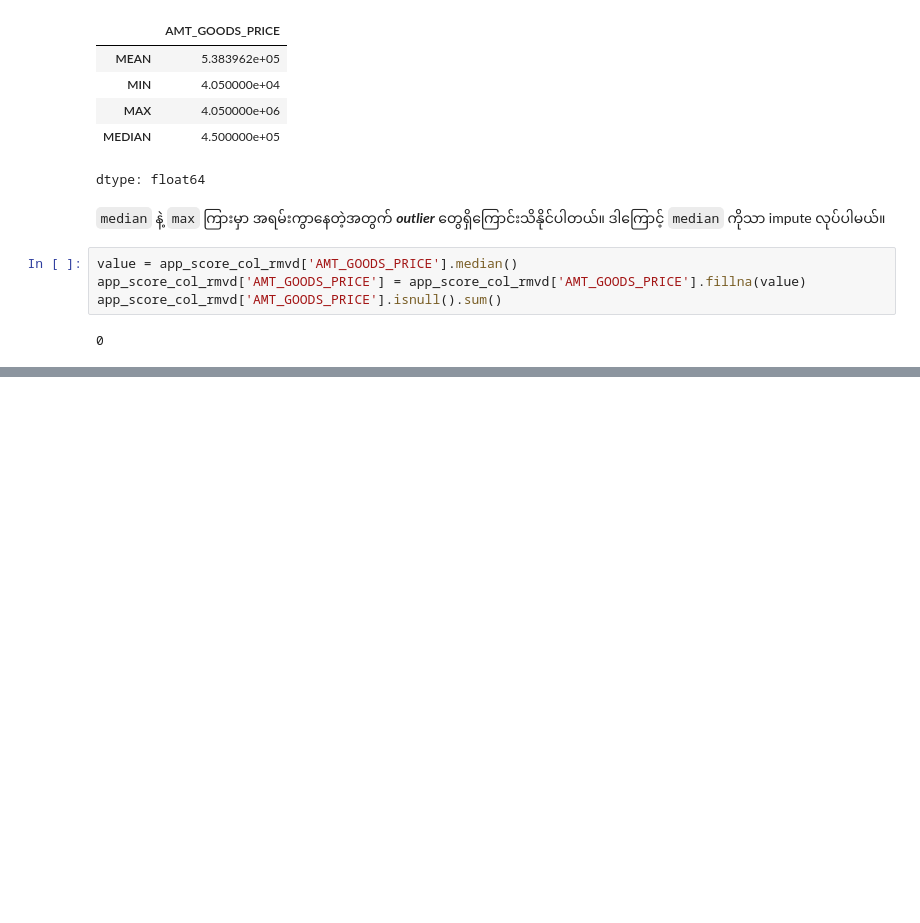
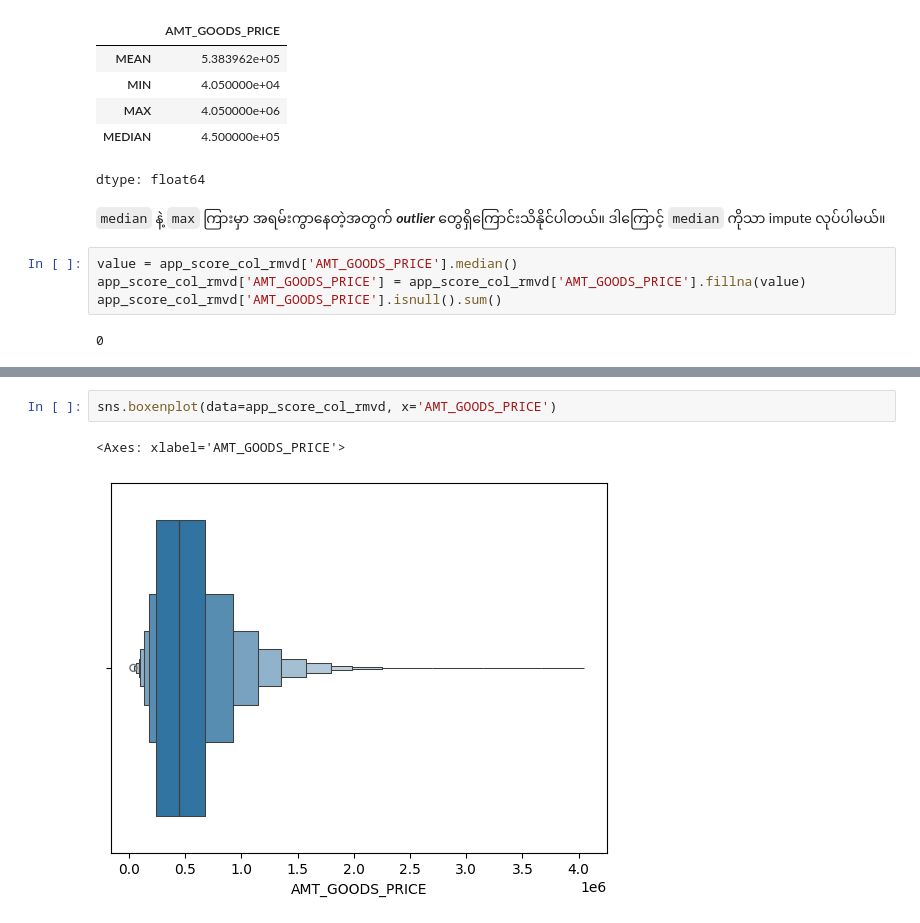
Before and after one commit to htetaunglynn94/portfolio_projects, a Jupyter notebook: eda_on_loan_default.ipynb, the cells around one changed output, grey strips where cells are left out. Saved outputs shown, nothing was run; the diff lists cells and outputs as text; blank space fills up the shorter version.

```diff
--- a/eda_on_loan_default.ipynb
+++ b/eda_on_loan_default.ipynb
@@ -436,0 +508,5 @@ app_score_col_rmvd['AMT_GOODS_PRICE'].isnull().sum()
+# %%
+sns.boxenplot(data=app_score_col_rmvd, x='AMT_GOODS_PRICE')
+# %% [output]
+<Axes: xlabel='AMT_GOODS_PRICE'>
+[figure, added]
```
Also changed, not shown: parts of 23 cells of this notebook.
